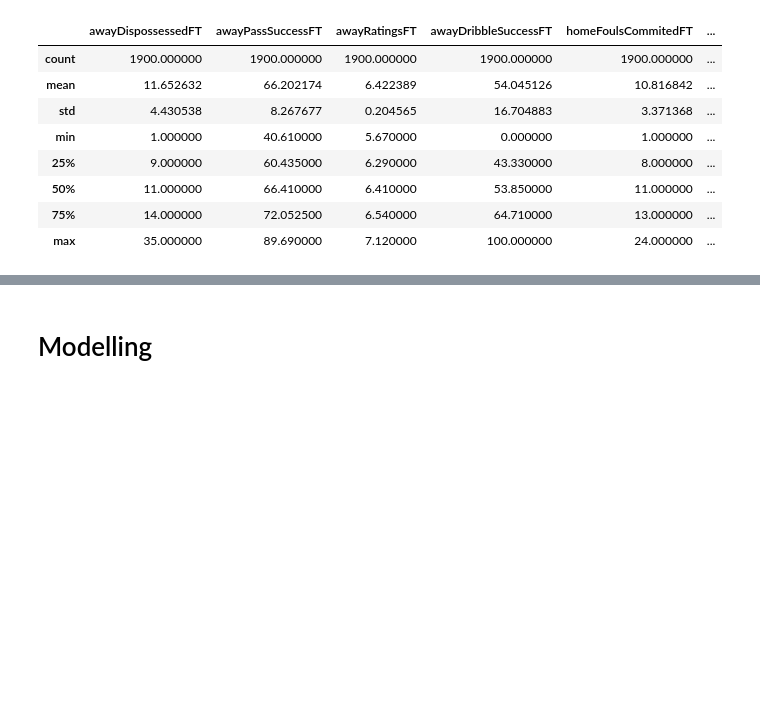
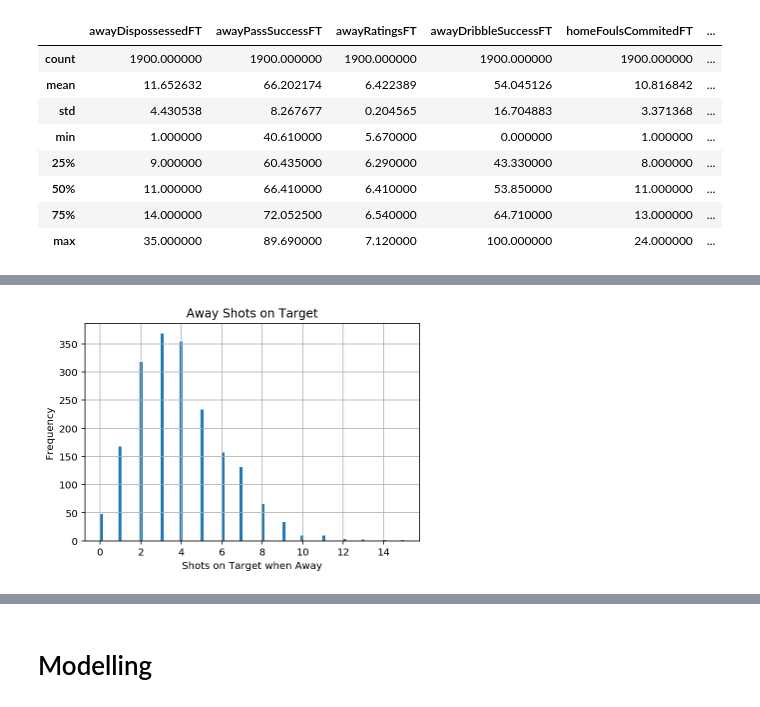
Before and after one commit to chizkidd/dsi-CapstoneProj, a Jupyter notebook: Day2_EDA.ipynb, the cells around one changed output, grey strips where cells are left out. Drawn from its saved outputs; the diff is of its cells as text; code cells hidden in the pictures; blank space fills up the shorter version.

```diff
--- a/Day2_EDA.ipynb
+++ b/Day2_EDA.ipynb
@@ -729,0 +738,8 @@ rf_df.describe()
+# %%
+noHT_epl_df.awayShotsOnTargetFT.hist(bins=100)
+plt.title('Away Shots on Target')
+plt.xlabel('Shots on Target when Away')
+plt.ylabel('Frequency')
+plt.show()
+# %% [output]
+[figure, added]
```
Also changed, not shown: parts of 10 cells of this notebook, 2 other files.
